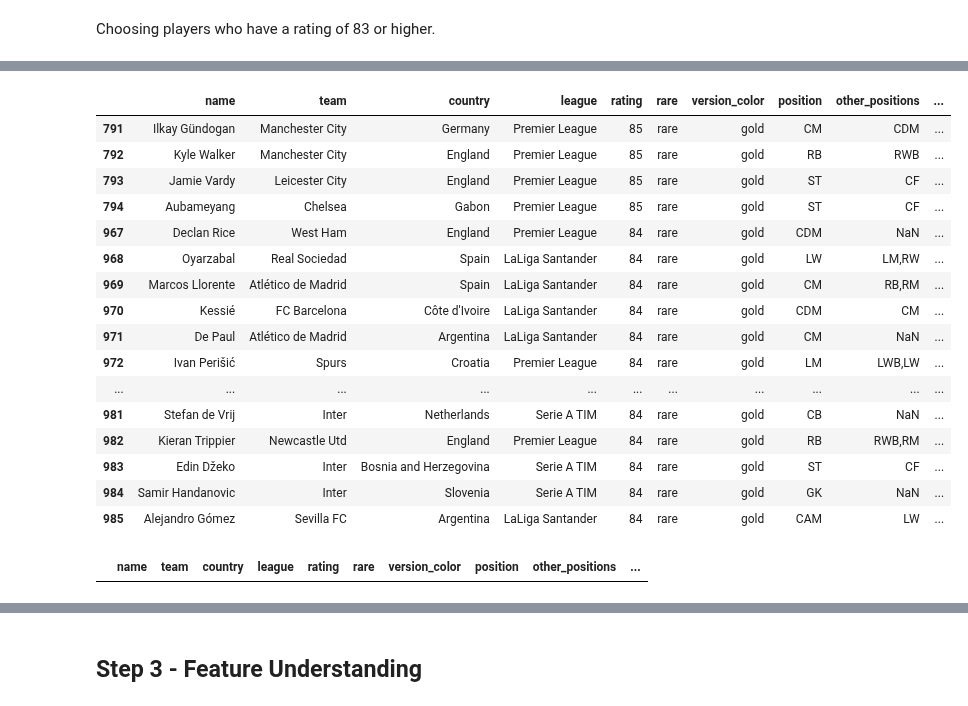
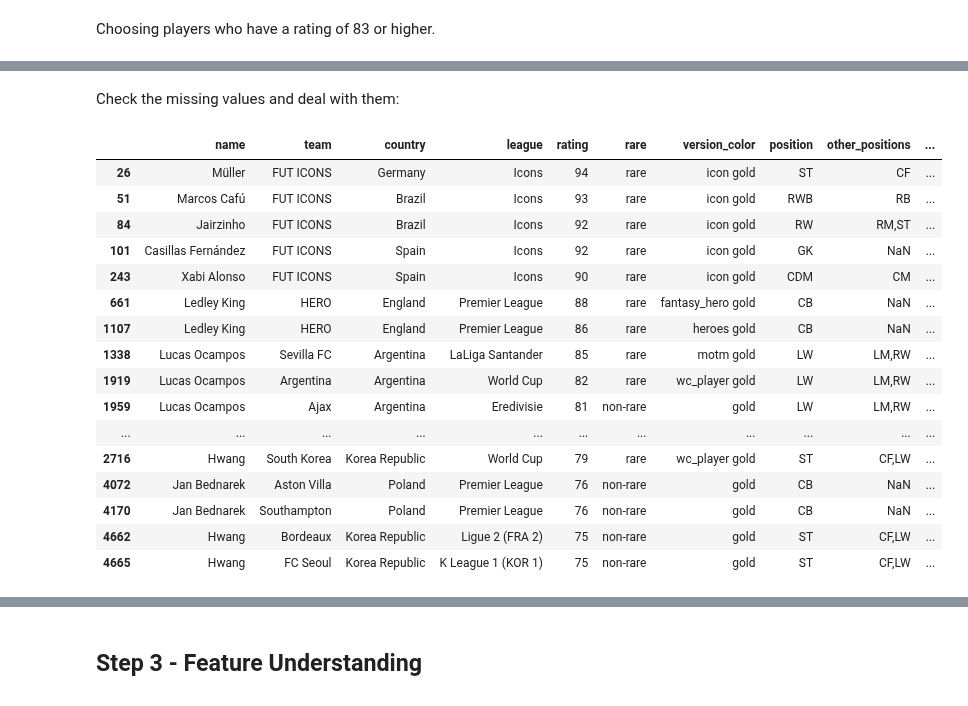
Before and after one commit to felipemayer/data_portfolio, a Jupyter notebook: players_fifa23_analysis/players_analysis.ipynb, the cells around one changed output, grey strips where cells are left out. Saved outputs shown, nothing was run; the diff lists cells and outputs as text; code cells hidden in the pictures.

```diff
--- a/players_fifa23_analysis/players_analysis.ipynb
+++ b/players_fifa23_analysis/players_analysis.ipynb
@@ -119,5 +130,5 @@ Normalizing the column price by transformin K or M in numbers, for example: 500K
 # %%
-df_players['price'] = df_players['price'].replace({'M': 'e+06', 'K': 'e+03'}, regex=True).astype(float).astype(int)
+df_players['price'] = df_players['price'].replace({'M': 'e+06', 'K': 'e+03'}, regex=True).astype(float).astype(np.int64)
 
 df_players['price']
 # %% [output]
@@ -151,0 +162,2 @@ df_players
+# %%
+df_players['updated_at'] = df_players['updated_at'].astype('datetime64[ns]')
@@ -203,20 +318,22 @@ Name: version, Length: 79, dtype: int64
+# %% [markdown]
+Check the missing values and deal with them:
 # %%
-df_players[df_players['version'].isna()]
+df_players[df_players['weight_(kg)'].isna()]
 # %% [output]
 |  | name | team | country | league | rating | rare | version_color | position | other_positions | ... |
-| 791 | Ilkay Gündogan | Manchester City | Germany | Premier League | 85 | rare | gold | CM | CDM | ... |
-| 792 | Kyle Walker | Manchester City | England | Premier League | 85 | rare | gold | RB | RWB | ... |
-| 793 | Jamie Vardy | Leicester City | England | Premier League | 85 | rare | gold | ST | CF | ... |
-| 794 | Aubameyang | Chelsea | Gabon | Premier League | 85 | rare | gold | ST | CF | ... |
-| 967 | Declan Rice | West Ham | England | Premier League | 84 | rare | gold | CDM | NaN | ... |
-| 968 | Oyarzabal | Real Sociedad | Spain | LaLiga Santander | 84 | rare | gold | LW | LM,RW | ... |
-| 969 | Marcos Llorente | Atlético de Madrid | Spain | LaLiga Santander | 84 | rare | gold | CM | RB,RM | ... |
-| 970 | Kessié | FC Barcelona | Côte d'Ivoire | LaLiga Santander | 84 | rare | gold | CDM | CM | ... |
-| 971 | De Paul | Atlético de Madrid | Argentina | LaLiga Santander | 84 | rare | gold | CM | NaN | ... |
-| 972 | Ivan Perišić | Spurs | Croatia | Premier League | 84 | rare | gold | LM | LWB,LW | ... |
+| 26 | Müller | FUT ICONS | Germany | Icons | 94 | rare | icon gold | ST | CF | ... |
+| 51 | Marcos Cafú | FUT ICONS | Brazil | Icons | 93 | rare | icon gold | RWB | RB | ... |
+| 84 | Jairzinho | FUT ICONS | Brazil | Icons | 92 | rare | icon gold | RW | RM,ST | ... |
+| 101 | Casillas Fernández | FUT ICONS | Spain | Icons | 92 | rare | icon gold | GK | NaN | ... |
+| 243 | Xabi Alonso | FUT ICONS | Spain | Icons | 90 | rare | icon gold | CDM | CM | ... |
+| 661 | Ledley King | HERO | England | Premier League | 88 | rare | fantasy_hero gold | CB | NaN | ... |
+| 1107 | Ledley King | HERO | England | Premier League | 86 | rare | heroes gold | CB | NaN | ... |
+| 1338 | Lucas Ocampos | Sevilla FC | Argentina | LaLiga Santander | 85 | rare | motm gold | LW | LM,RW | ... |
+| 1919 | Lucas Ocampos | Argentina | Argentina | World Cup | 82 | rare | wc_player gold | LW | LM,RW | ... |
+| 1959 | Lucas Ocampos | Ajax | Argentina | Eredivisie | 81 | non-rare | gold | LW | LM,RW | ... |
 | ... | ... | ... | ... | ... | ... | ... | ... | ... | ... | ... |
-| 981 | Stefan de Vrij | Inter | Netherlands | Serie A TIM | 84 | rare | gold | CB | NaN | ... |
-| 982 | Kieran Trippier | Newcastle Utd | England | Premier League | 84 | rare | gold | RB | RWB,RM | ... |
-| 983 | Edin Džeko | Inter | Bosnia and Herzegovina | Serie A TIM | 84 | rare | gold | ST | CF | ... |
-| 984 | Samir Handanovic | Inter | Slovenia | Serie A TIM | 84 | rare | gold | GK | NaN | ... |
-| 985 | Alejandro Gómez | Sevilla FC | Argentina | LaLiga Santander | 84 | rare | gold | CAM | LW | ... |
+| 2716 | Hwang | South Korea | Korea Republic | World Cup | 79 | rare | wc_player gold | ST | CF,LW | ... |
+| 4072 | Jan Bednarek | Aston Villa | Poland | Premier League | 76 | non-rare | gold | CB | NaN | ... |
+| 4170 | Jan Bednarek | Southampton | Poland | Premier League | 76 | non-rare | gold | CB | NaN | ... |
+| 4662 | Hwang | Bordeaux | Korea Republic | Ligue 2 (FRA 2) | 75 | non-rare | gold | ST | CF,LW | ... |
+| 4665 | Hwang | FC Seoul | Korea Republic | K League 1 (KOR 1) | 75 | non-rare | gold | ST | CF,LW | ... |
@@ -225,4 +339,0 @@ df_players['version'] =  df_players['version'].fillna("Normal")
-# %%
-df_players[df_players['version'].isna()]
-# %% [output]
-|  | name | team | country | league | rating | rare | version_color | position | other_positions | ... |
```
Also changed, not shown: parts of 45 cells of this notebook.
